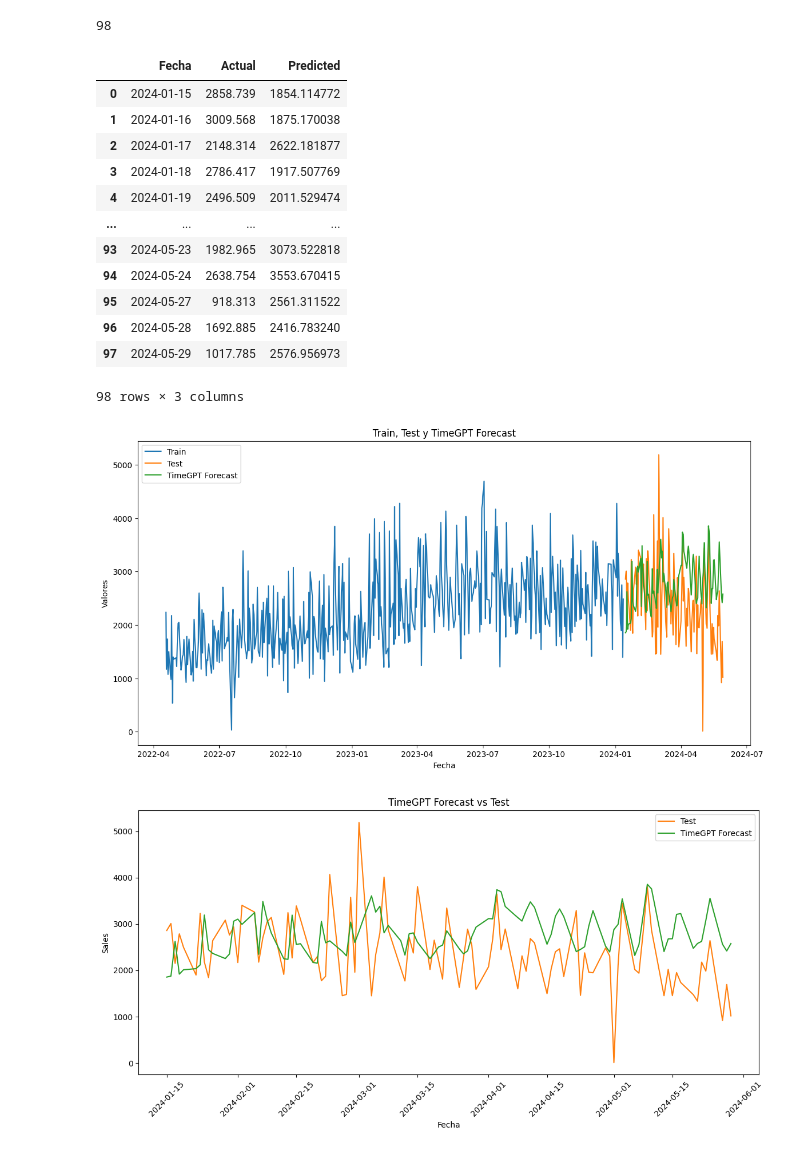
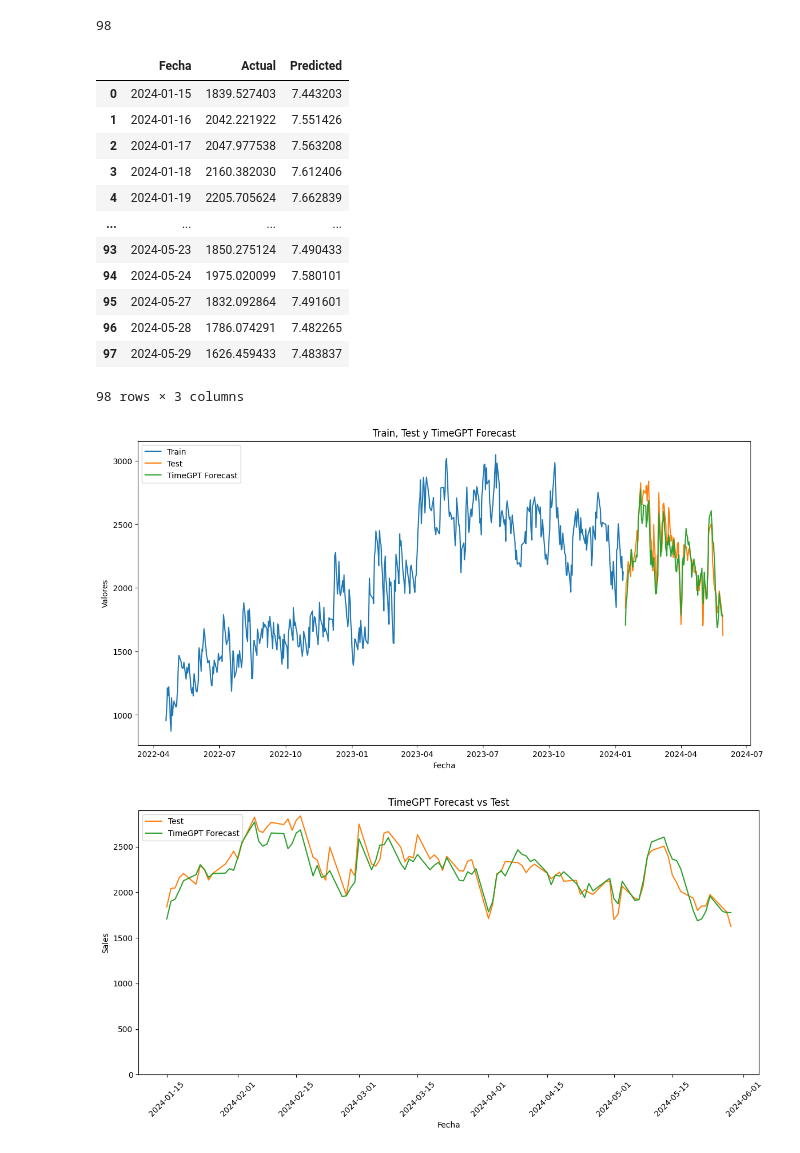
Before and after one commit to juanspadaro/forecasting_for_planning, a Jupyter notebook: 05_TimeGPT/forecast_facturapp_timegpt_prod.ipynb, the cells around one changed output. Cells and saved outputs as stored; diff of their text form; code cells hidden in the pictures.

```diff
--- a/05_TimeGPT/forecast_facturapp_timegpt_prod.ipynb
+++ b/05_TimeGPT/forecast_facturapp_timegpt_prod.ipynb
@@ -23,3 +23,6 @@ ventas_path = 'C:/Others/Emprendiendo/Agencia/Bummi ai/GitHub Bummi/forecasting_
 clientes_df = pd.read_csv(clientes_path)
 productos_df = pd.read_csv(productos_path)
 ventas_df = pd.read_csv(ventas_path)
+# %%
+ventas_df = ventas_df[ventas_df['codigo_producto'].isin(productos_df[productos_df['unidad_de_medida_producto'] == 'Uni']['codigo_producto'])]
+ventas_df.head()
@@ -218,5 +239,30 @@ Name: count, dtype: int64
 # %% [markdown]
 ##### Train y test set
+# %%
+# ===============================
+# 🧠 MEJORAS PARA TIMEGPT INPUT
+# ===============================
+
+import numpy as np
+
+# 1. Agregar lags
+df['lag_1'] = df['y'].shift(1)
+df['lag_7'] = df['y'].shift(7)
+
+# 2. Media móvil (rolling mean)
+df['rolling_mean_7'] = df['y'].rolling(window=7, min_periods=1).mean()
+
+# 3. Suavizado exponencial (opcional)
+df['y'] = df['y'].ewm(alpha=0.2).mean()
+
+# ✅ Guardar serie original antes de los cambios
+df['y_original'] = df['y']
+
+# 4. Transformación logarítmica
+df['y'] = np.log1p(df['y'])
+
+# 5. Completar nulos
+df = df.fillna(method='bfill')
 # %%
 df['ds'] = pd.to_datetime(df['ds'])
 df = df[df['ds'].dt.weekday != 6]  # Elimina los domingos (6 = Domingo)
@@ -278,6 +322,6 @@ df_test.head()
 # %%
 # Seleccionar variables exógenas
-X_df = df_test[['ds', 'day_of_week', 'day_of_month', 'month', 'year', 'is_weekend', 'quarter', 'week_of_year', 'day_of_year', 'is_holiday']]
+X_df = df_test[['ds', 'day_of_week', 'day_of_month', 'month', 'year', 'is_weekend', 'quarter', 'week_of_year', 'day_of_year', 'is_holiday', 'lag_1', 'lag_7', 'rolling_mean_7']]
 # %%
 print(X_df.shape, df_train.shape)  # Deben tener el mismo número de filas
 # %% [output]
@@ -413,8 +459,10 @@ merged_df.head()
 # %%
+import numpy as np
+
 df_results_best = pd.DataFrame({
     'Fecha': merged_df['ds'],  # Índice de tiempo de test
-    'Actual': merged_df['y'],        # Valores reales
-    'Predicted': merged_df['TimeGPT'] # Predicciones de TimeGPT
+    'Actual': merged_df['y_original'],        # Valores reales
+    'Predicted': merged_df['TimeGPT'] # Predicciones de TimeGPT deshechas de la escala logarítmica
 }).set_index('Fecha')
 # %%
 df_results_best.head()
@@ -443,42 +491,42 @@ len(df_test)
 df_results_best
 # %% [output]
 |  | Fecha | Actual | Predicted |
-| 0 | 2024-01-15 | 2858.739 | 1854.114772 |
-| 1 | 2024-01-16 | 3009.568 | 1875.170038 |
-| 2 | 2024-01-17 | 2148.314 | 2622.181877 |
-| 3 | 2024-01-18 | 2786.417 | 1917.507769 |
-| 4 | 2024-01-19 | 2496.509 | 2011.529474 |
+| 0 | 2024-01-15 | 1839.527403 | 7.443203 |
+| 1 | 2024-01-16 | 2042.221922 | 7.551426 |
+| 2 | 2024-01-17 | 2047.977538 | 7.563208 |
+| 3 | 2024-01-18 | 2160.382030 | 7.612406 |
+| 4 | 2024-01-19 | 2205.705624 | 7.662839 |
 | ... | ... | ... | ... |
-| 93 | 2024-05-23 | 1982.965 | 3073.522818 |
-| 94 | 2024-05-24 | 2638.754 | 3553.670415 |
-| 95 | 2024-05-27 | 918.313 | 2561.311522 |
-| 96 | 2024-05-28 | 1692.885 | 2416.783240 |
-| 97 | 2024-05-29 | 1017.785 | 2576.956973 |
+| 93 | 2024-05-23 | 1850.275124 | 7.490433 |
+| 94 | 2024-05-24 | 1975.020099 | 7.580101 |
+| 95 | 2024-05-27 | 1832.092864 | 7.491601 |
+| 96 | 2024-05-28 | 1786.074291 | 7.482265 |
+| 97 | 2024-05-29 | 1626.459433 | 7.483837 |
 98 rows × 3 columns
 # %%
 import matplotlib.pyplot as plt
 
 # Gráfico de series: Train, Test y Forecast
 plt.figure(figsize=(14, 7))
 
 # Serie de entrenamiento
-plt.plot(df_train['ds'], df_train['y'], label='Train', color='tab:blue')
+plt.plot(df_train['ds'], np.expm1(df_train['y']), label='Train', color='tab:blue')
 
 # Serie de prueba
-plt.plot(df_test['ds'], df_test['y'], label='Test', color='tab:orange')
+plt.plot(df_test['ds'], np.expm1(df_test['y']), label='Test', color='tab:orange')
 
 # Predicciones
-plt.plot(df_test['ds'], df_results_best['Predicted'], label='TimeGPT Forecast', color='tab:green')
+plt.plot(df_test['ds'], np.expm1(df_results_best['Predicted']), label='TimeGPT Forecast', color='tab:green')
 
 # Configuración del gráfico
 plt.title('Train, Test y TimeGPT Forecast')
 plt.xlabel('Fecha')
 plt.ylabel('Valores')
 plt.legend()
 plt.grid(False)  # Desactivar la cuadrícula
 plt.show()
 # %% [output]
-[figure, old version]
+[figure, new version]
 # %%
 # Gráfico de valores reales vs predicciones
 plt.figure(figsize=(14, 6))
@@ -487,7 +535,7 @@ plt.figure(figsize=(14, 6))
 plt.plot(df_test['ds'], df_results_best['Actual'], label='Test', color='tab:orange')
 
 # Predicciones
-plt.plot(df_test['ds'], df_results_best['Predicted'], label='TimeGPT Forecast', color='tab:green')
+plt.plot(df_test['ds'], np.expm1(df_results_best['Predicted']), label='TimeGPT Forecast', color='tab:green')
 
 # Configuración del gráfico
 plt.title('TimeGPT Forecast vs Test')
@@ -495,9 +543,10 @@ plt.xlabel('Fecha')
 plt.ylabel('Sales')
 plt.xticks(rotation=45)  # Rotar etiquetas de fecha
 plt.legend()
+plt.ylim(bottom=0)
 plt.show()
 # %% [output]
-[figure, old version]
+[figure, new version]
 # %%
 notebook_end_time = time.time()
 print(f"Tiempo total del notebook: {notebook_end_time - notebook_start_time:.2f} segundos")
```
Also changed, not shown: parts of 18 cells of this notebook.
